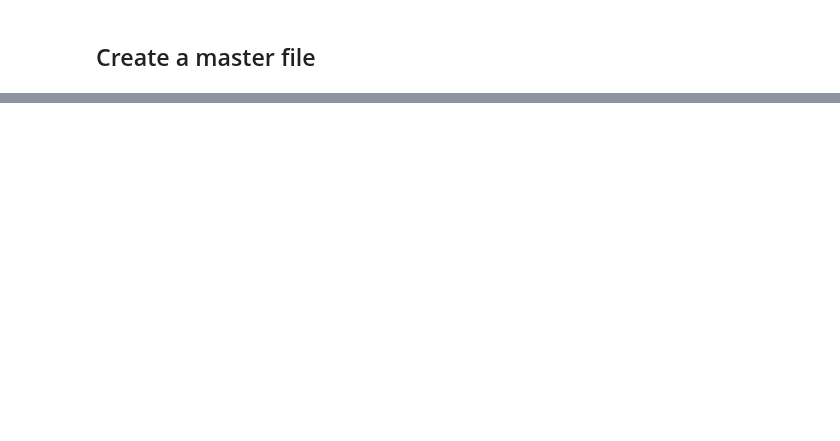
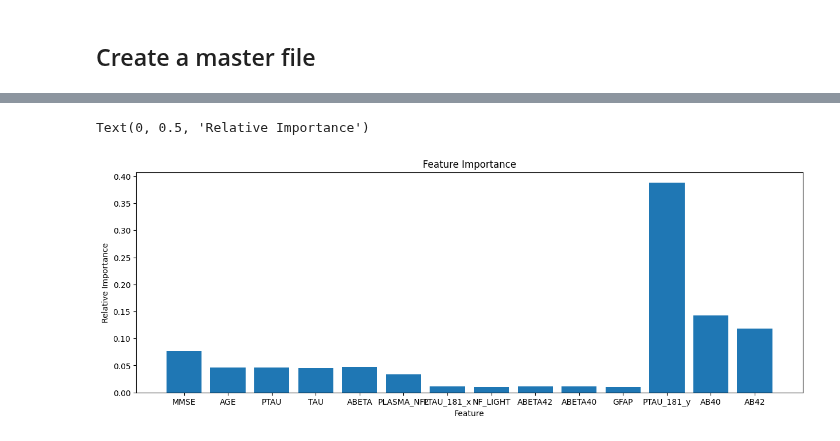
Before and after one commit to danielmakin/NoMoreAlzheimersDisease, a Jupyter notebook: main.ipynb, the cells around one changed output, grey strips where cells are left out. Saved outputs shown, nothing was run; the diff lists cells and outputs as text; code cells hidden in the pictures; blank space fills up the shorter version.

```diff
--- a/main.ipynb
+++ b/main.ipynb
@@ -534,0 +615,33 @@ df.to_csv("Data/ProcessedData/FeatureSelectionData.csv", index = False)
+# %%
+# Test with these hyper-parameters
+# Creates a SVC object with the best parameters selected.
+test_classifier = RandomForestClassifier(
+    bootstrap = grid_search.best_params_['bootstrap'],
+    n_estimators = grid_search.best_params_['n_estimators'],
+    class_weight = grid_search.best_params_['class_weight'],
+    criterion = grid_search.best_params_['criterion'],
+    random_state = 42, # Ensure reproducibility
+)
+
+# Fit the classifier
+test_classifier.fit(X_train, y_train)
+
+# Predict what these classes should be
+y_pred = test_classifier.predict(X_test)
+
+# Get the accuracy measures
+# Get the recall and metrics for each class
+recall = list(recall_score(y_test, y_pred, average = None, labels = ['SCD', 'MCI', 'AD']))
+precision = list(precision_score(y_test, y_pred, average = None, labels = ['SCD', 'MCI', 'AD']))
+f1 = list(f1_score(y_test, y_pred, average = None, labels = ['SCD', 'MCI', 'AD']))
+
+print()
+# Get all of the data in array forms
+data = [["Recall"] + recall]
+data.append(["Precision"] + precision)
+data.append(["F1 Score"] + f1)
+
+# Print the table
+print("TEST ACCURACY : " + str(accuracy_score(y_test, y_pred)))
+table = tabulate(data, ['', 'SCD', 'MCI', 'AD'], tablefmt = "grid")
+print(table)
@@ -534,0 +658,15 @@ df.to_csv("Data/ProcessedData/FeatureSelectionData.csv", index = False)
+# %%
+# Feature importance
+# Get the importance of each feature in this classifier
+importances = test_classifier.feature_importances_
+
+plt.figure(figsize=(15, 5))
+
+# Now plot these
+plt.bar(df.columns[1:], importances)
+plt.title("Feature Importance")
+plt.xlabel("Feature")
+plt.ylabel("Relative Importance")
+# %% [output]
+Text(0, 0.5, 'Relative Importance')
+[figure, added]
```
Also changed, not shown: parts of 18 cells of this notebook, 16 other files.
